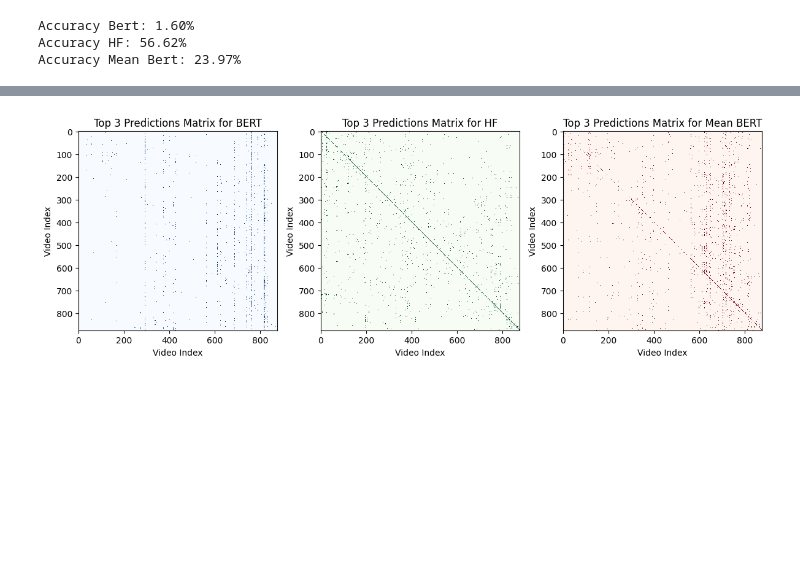
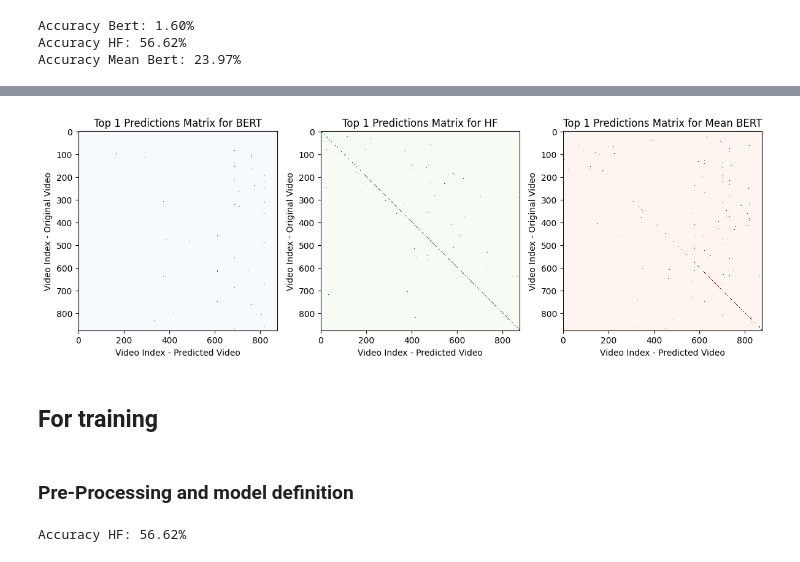
Before and after one commit to warik21/VideoFinder, a Jupyter notebook: EDA.ipynb, the cells around one changed output, grey strips where cells are left out. Saved outputs shown, nothing was run; the diff lists cells and outputs as text; code cells hidden in the pictures; blank space fills up the shorter version.

Commit message:
Used the huggingface model which gave the best results and performed EDA on the embeddings

```diff
--- a/EDA.ipynb
+++ b/EDA.ipynb
@@ -6,7 +17,7 @@ import matplotlib.pyplot as plt
 # %%
-similarities_df = pd.read_csv('similarities.csv', index_col=0)
-videos_df = pd.read_csv('videos_df.csv', index_col=0)
-embeddings_df = pd.read_csv('embeddings.csv', index_col=0)
+similarities_df = pd.read_csv('csvs/similarities.csv', index_col=0)
+videos_df = pd.read_csv('csvs/videos_df.csv', index_col=0)
+embeddings_df = pd.read_csv('csvs/embeddings.csv', index_col=0)
 # %%
 embeddings_df.head()
 # %% [output]
@@ -77,13 +89,13 @@ Accuracy Mean Bert: 23.97%
 num_videos = len(similarities_df.index)
 
 # Initialize matrices to hold the top 3 indicators for each method
-top3_matrix_bert = np.zeros((num_videos, num_videos))
-top3_matrix_hf = np.zeros((num_videos, num_videos))
-top3_matrix_mean_bert = np.zeros((num_videos, num_videos))
+top_n_matrix_bert = np.zeros((num_videos, num_videos))
+top_n_matrix_hf = np.zeros((num_videos, num_videos))
+top_n_matrix_mean_bert = np.zeros((num_videos, num_videos))
 # %%
 predictions = pd.DataFrame(columns=['video_id', 'bert', 'hf', 'mean_bert'])
 video_names = similarities_df.index.tolist()
-n_top_samples = 10
+n_top_samples = 1
 
 for i in range(len(similarities_df.index)):
     bert = 0
@@ -101,9 +113,9 @@ for i in range(len(similarities_df.index)):
     top3_indices_mean_bert = np.argsort(similarities_mean_bert)[-n_top_samples:][::-1]
 
     # Fill the matrices for top 3 indicators
-    top3_matrix_bert[i, top3_indices_bert] = 1
-    top3_matrix_hf[i, top3_indices_hf] = 1
-    top3_matrix_mean_bert[i, top3_indices_mean_bert] = 1
+    top_n_matrix_bert[i, top3_indices_bert] = 1
+    top_n_matrix_hf[i, top3_indices_hf] = 1
+    top_n_matrix_mean_bert[i, top3_indices_mean_bert] = 1
 
     # Check if the current video is among the top 3 for each method
     if video_names[i] in [video_names[idx] for idx in top3_indices_bert]:
@@ -125,23 +137,27 @@ Accuracy Mean Bert: 46.00%
 # %%
 # Plotting the matrices
 fig, axes = plt.subplots(1, 3, figsize=(12, 12))
 
-axes[0].imshow(top3_matrix_bert, cmap='Blues', interpolation='nearest')
-axes[0].set_title('Top 3 Predictions Matrix for BERT')
-axes[0].set_xlabel('Video Index')
-axes[0].set_ylabel('Video Index')
+axes[0].imshow(top_n_matrix_bert, cmap='Blues', interpolation='nearest')
+axes[0].set_title(f'Top {n_top_samples} Predictions Matrix for BERT')
+axes[0].set_ylabel('Video Index - Original Video')
+axes[0].set_xlabel('Video Index - Predicted Video')
 
-axes[1].imshow(top3_matrix_hf, cmap='Greens', interpolation='nearest')
-axes[1].set_title('Top 3 Predictions Matrix for HF')
-axes[1].set_xlabel('Video Index')
-axes[1].set_ylabel('Video Index')
+axes[1].imshow(top_n_matrix_hf, cmap='Greens', interpolation='nearest')
+axes[1].set_title(f'Top {n_top_samples} Predictions Matrix for HF')
+axes[1].set_ylabel('Video Index - Original Video')
+axes[1].set_xlabel('Video Index - Predicted Video')
 
-axes[2].imshow(top3_matrix_mean_bert, cmap='Reds', interpolation='nearest')
-axes[2].set_title('Top 3 Predictions Matrix for Mean BERT')
-axes[2].set_xlabel('Video Index')
-axes[2].set_ylabel('Video Index')
+axes[2].imshow(top_n_matrix_mean_bert, cmap='Reds', interpolation='nearest')
+axes[2].set_title(f'Top {n_top_samples} Predictions Matrix for Mean BERT')
+axes[2].set_ylabel('Video Index - Original Video')
+axes[2].set_xlabel('Video Index - Predicted Video')
 
 plt.tight_layout()
 plt.show()
 # %% [output]
-[figure, old version]
+[figure, new version]
+# %% [markdown]
+## For training
+# %% [markdown]
+### Pre-Processing and model definition
@@ -147,0 +169,20 @@ plt.show()
+# %%
+# Create a dataframe with all the correct/incorrect predictions
+predictions = pd.DataFrame(columns=['video_id', 'hf'])
+video_names = similarities_df.index.tolist()
+
+for i in range(len(similarities_df.index)):
+    hf = 0
+
+    similarities_hf = similarities_df.iloc[i]['similarity_hf']
+
+    closest_index_hf = np.argmax(similarities_hf)
+
+    if video_names[closest_index_hf] == video_names[i]:
+        hf = 1
+
+    predictions.loc[i] = [video_names[i], hf]
+
+print(f"Accuracy HF: {predictions['hf'].sum() / len(similarities_df.index) * 100:.2f}%")
+# %% [output]
+Accuracy HF: 56.62%
```
Also changed, not shown: parts of 42 cells of this notebook, 1 other file.
